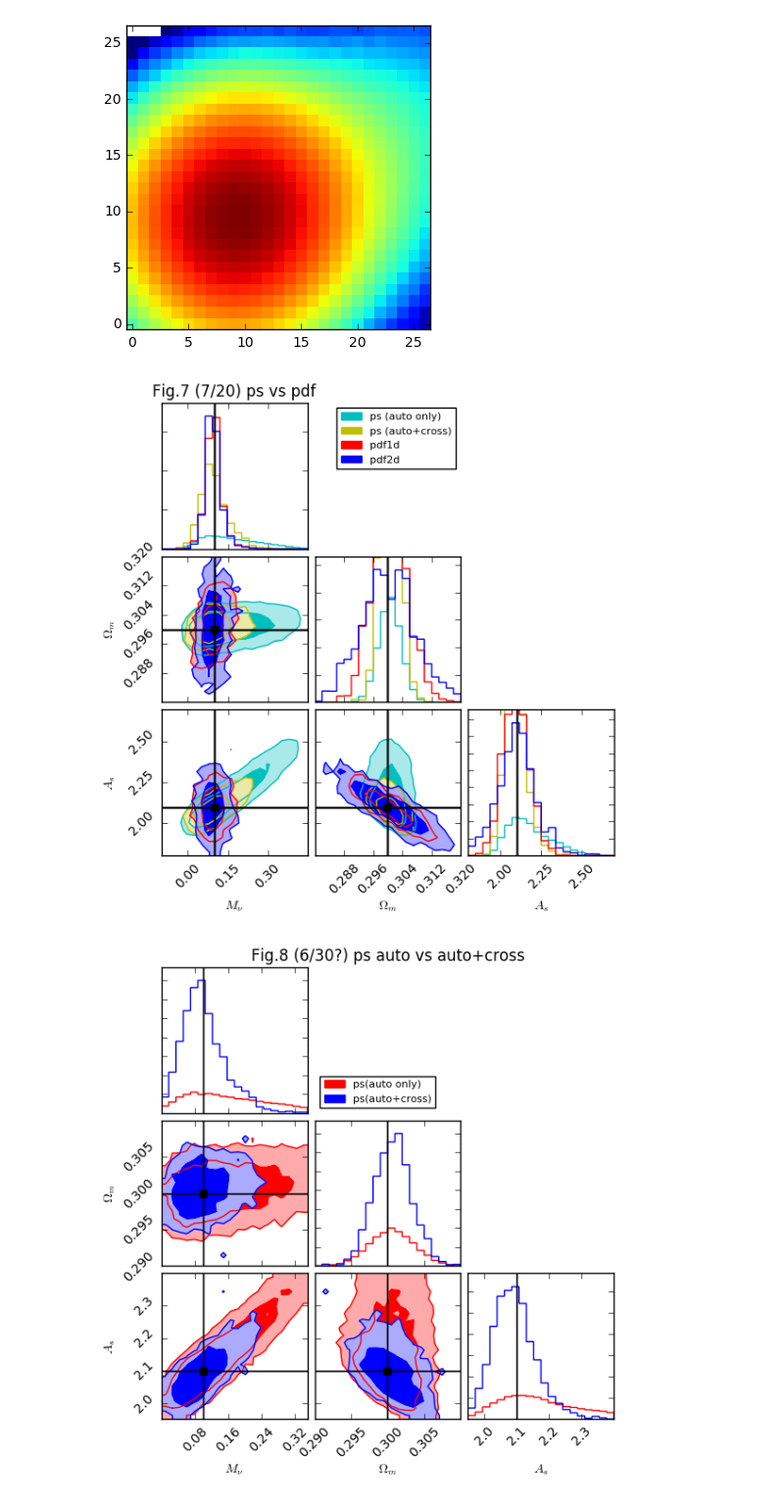
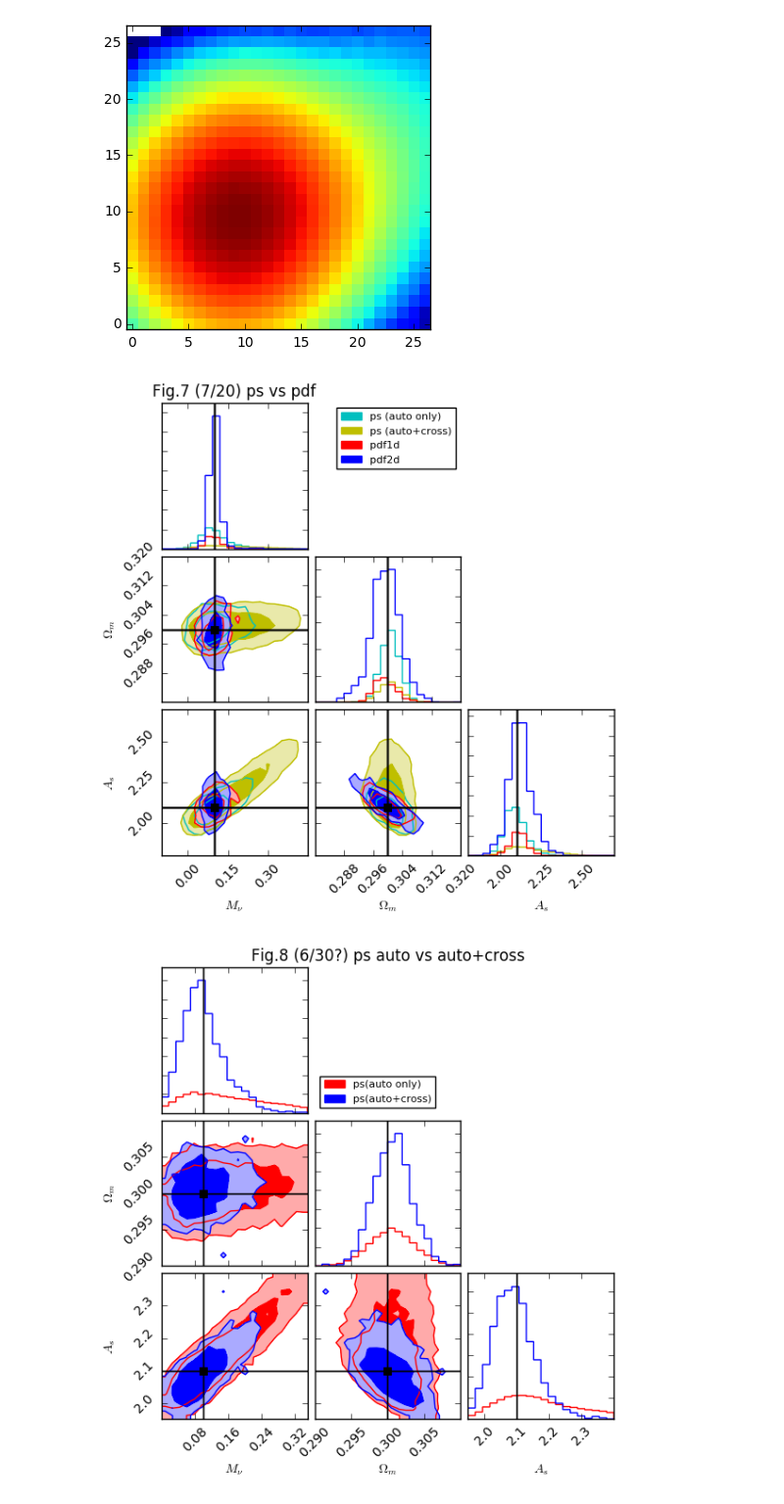
Before and after one commit to liuxx479/PDFs, a Jupyter notebook: likelihood.ipynb, the cells around one changed output. Shown at 98% size. Saved outputs shown, nothing was run; the diff lists cells and outputs as text; code cells hidden in the pictures.

```diff
--- a/likelihood.ipynb
+++ b/likelihood.ipynb
@@ -382,7 +382,7 @@ def plothead (chain):
     show()
 
 def plotmc(chain, f=None, icolor='k',range=[[-0.1,0.45],[0.28,0.32],[1.8,2.7]]):
-    corner.corner(chain[100000:], labels=[r"$M_\nu$", r"$\Omega_m$", r"$A_s$"],levels=[0.67,0.95],color=icolor,
+    corner.corner(chain, labels=[r"$M_\nu$", r"$\Omega_m$", r"$A_s$"],levels=[0.67,0.95],color=icolor,
                   range=range,truths=fidu_params,
                   fig=f, plot_datapoints=0, plot_density=0, truth_color="k",fill_contours=1)
 # %%
@@ -481,16 +481,17 @@ show()
 [figure]
 # %%
 MC_Nmin_arr = [load('likelihood/MC_%s_10kNmin0.1cross.npy'%(ips)) for ips in psarr]
-MC_Nmin_arr = [MCps_arr[0]]+MC_Nmin_arr
+#MC_Nmin_arr = [MCps_arr[0]]+MC_Nmin_arr
+MCall = [MC_Nmin_arr[0], MCps_arr[0], MC1d_arr[0], MC2d_arr[0]]
 i=0
 f,ax=subplots(3,3,figsize=(6,6))
 for j in range(4):
-    plotmc(MC_Nmin_arr[j],f=f,icolor=colors2[j])
+    plotmc(MCall[j],f=f,icolor=colors2[j])
 ax[0,1].legend(proxy2,['ps (auto only)','ps (auto+cross)','pdf1d','pdf2d'],fontsize=8)
 ax[0,0].set_title('Fig.7 (7/20) ps vs pdf')
 show()
 # %% [output]
-[figure, old version]
+[figure, new version]
 # %%
 i=0
 f,ax=subplots(3,3,figsize=(6,6))
```
Also changed, not shown: parts of 3 cells of this notebook.
